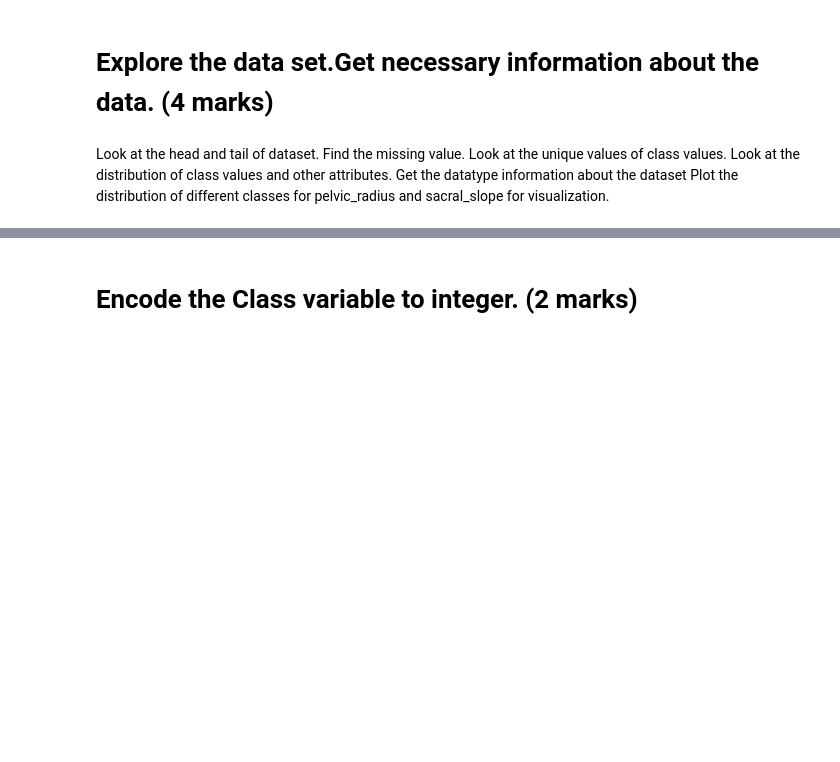
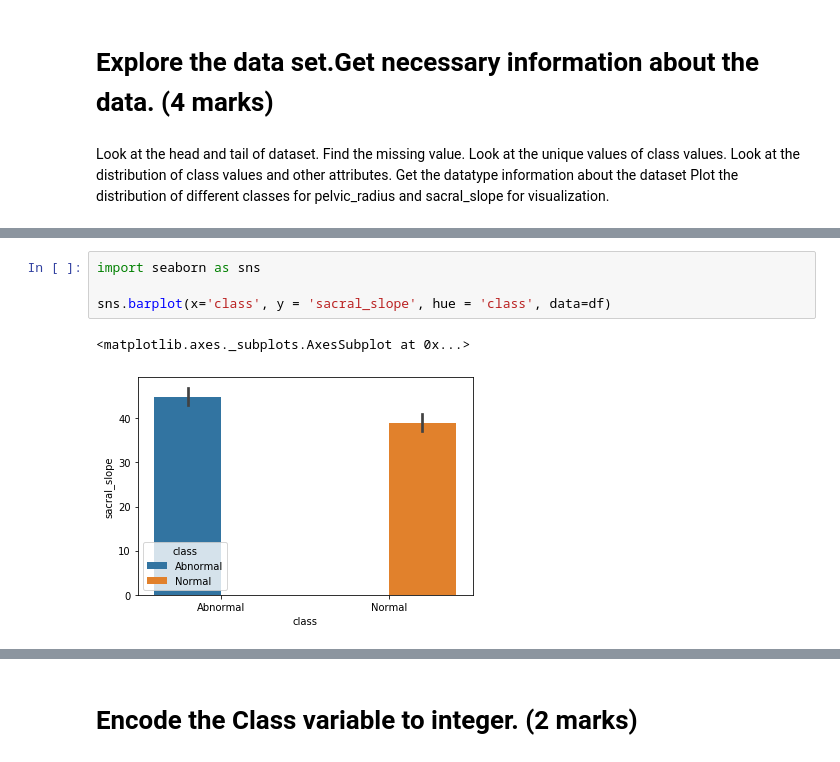
Before and after one commit to shivendra17/Shivendra, a Jupyter notebook: Project - kNN- Patient type Classification.ipynb, the cells around one changed output, grey strips where cells are left out. Drawn from its saved outputs; the diff is of its cells as text; blank space fills up the shorter version.

```diff
--- a/Project - kNN- Patient type Classification.ipynb
+++ b/Project - kNN- Patient type Classification.ipynb
@@ -20,0 +107,7 @@ Plot the distribution of different classes for pelvic_radius and sacral_slope fo
+# %%
+import seaborn as sns
+
+sns.barplot(x='class', y = 'sacral_slope', hue = 'class', data=df)
+# %% [output]
+<matplotlib.axes._subplots.AxesSubplot at 0x...>
+[figure, added]
```
Also changed, not shown: parts of 34 cells of this notebook.
